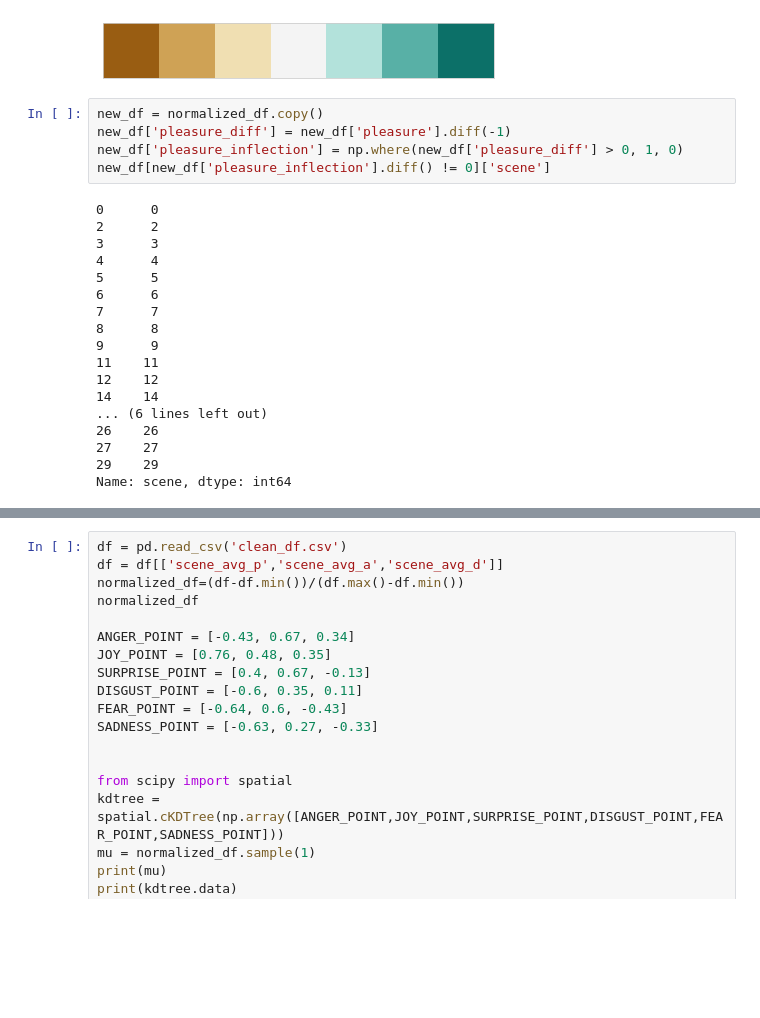
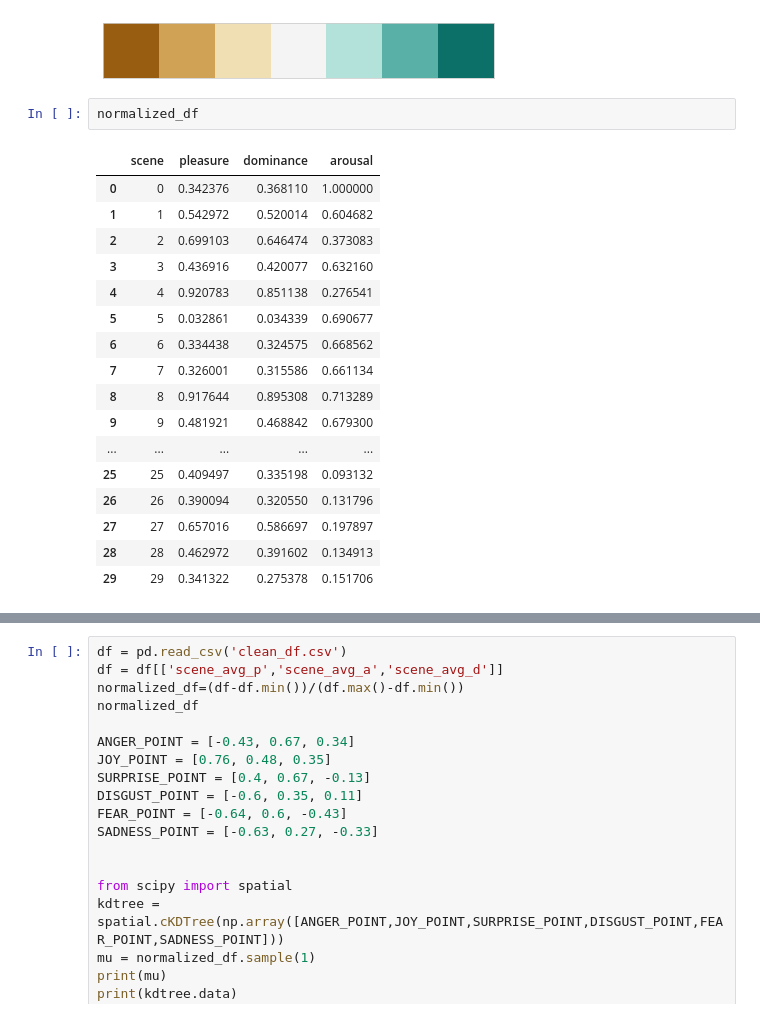
Before and after one commit to ucsd-dsc-arts/dsc160-midterm-group13, a Jupyter notebook: code/notebooks/Amir, Baseline Model's Evaluation and Results.ipynb, the cells around one changed output, grey strips where cells are left out. Saved outputs shown, nothing was run; the diff lists cells and outputs as text; blank space fills up the shorter version.

```diff
--- a/code/notebooks/Amir, Baseline Model's Evaluation and Results.ipynb
+++ b/code/notebooks/Amir, Baseline Model's Evaluation and Results.ipynb
@@ -115,26 +134,23 @@ plt.show()
 # %% [output]
 [figure]
 [figure]
-# %%
-new_df = normalized_df.copy()
-new_df['pleasure_diff'] = new_df['pleasure'].diff(-1)
-new_df['pleasure_inflection'] = np.where(new_df['pleasure_diff'] > 0, 1, 0)
-new_df[new_df['pleasure_inflection'].diff() != 0]['scene']
-# %% [output]
-0      0
-2      2
-3      3
-4      4
-5      5
-6      6
-7      7
-8      8
-9      9
-11    11
-12    12
-14    14
-... (6 lines left out)
-26    26
-27    27
-29    29
-Name: scene, dtype: int64
+# %%
+normalized_df
+# %% [output]
+|  | scene | pleasure | dominance | arousal |
+| 0 | 0 | 0.342376 | 0.368110 | 1.000000 |
+| 1 | 1 | 0.542972 | 0.520014 | 0.604682 |
+| 2 | 2 | 0.699103 | 0.646474 | 0.373083 |
+| 3 | 3 | 0.436916 | 0.420077 | 0.632160 |
+| 4 | 4 | 0.920783 | 0.851138 | 0.276541 |
+| 5 | 5 | 0.032861 | 0.034339 | 0.690677 |
+| 6 | 6 | 0.334438 | 0.324575 | 0.668562 |
+| 7 | 7 | 0.326001 | 0.315586 | 0.661134 |
+| 8 | 8 | 0.917644 | 0.895308 | 0.713289 |
+| 9 | 9 | 0.481921 | 0.468842 | 0.679300 |
+| ... | ... | ... | ... | ... |
+| 25 | 25 | 0.409497 | 0.335198 | 0.093132 |
+| 26 | 26 | 0.390094 | 0.320550 | 0.131796 |
+| 27 | 27 | 0.657016 | 0.586697 | 0.197897 |
+| 28 | 28 | 0.462972 | 0.391602 | 0.134913 |
+| 29 | 29 | 0.341322 | 0.275378 | 0.151706 |
```
Also changed, not shown: parts of 5 cells of this notebook.
